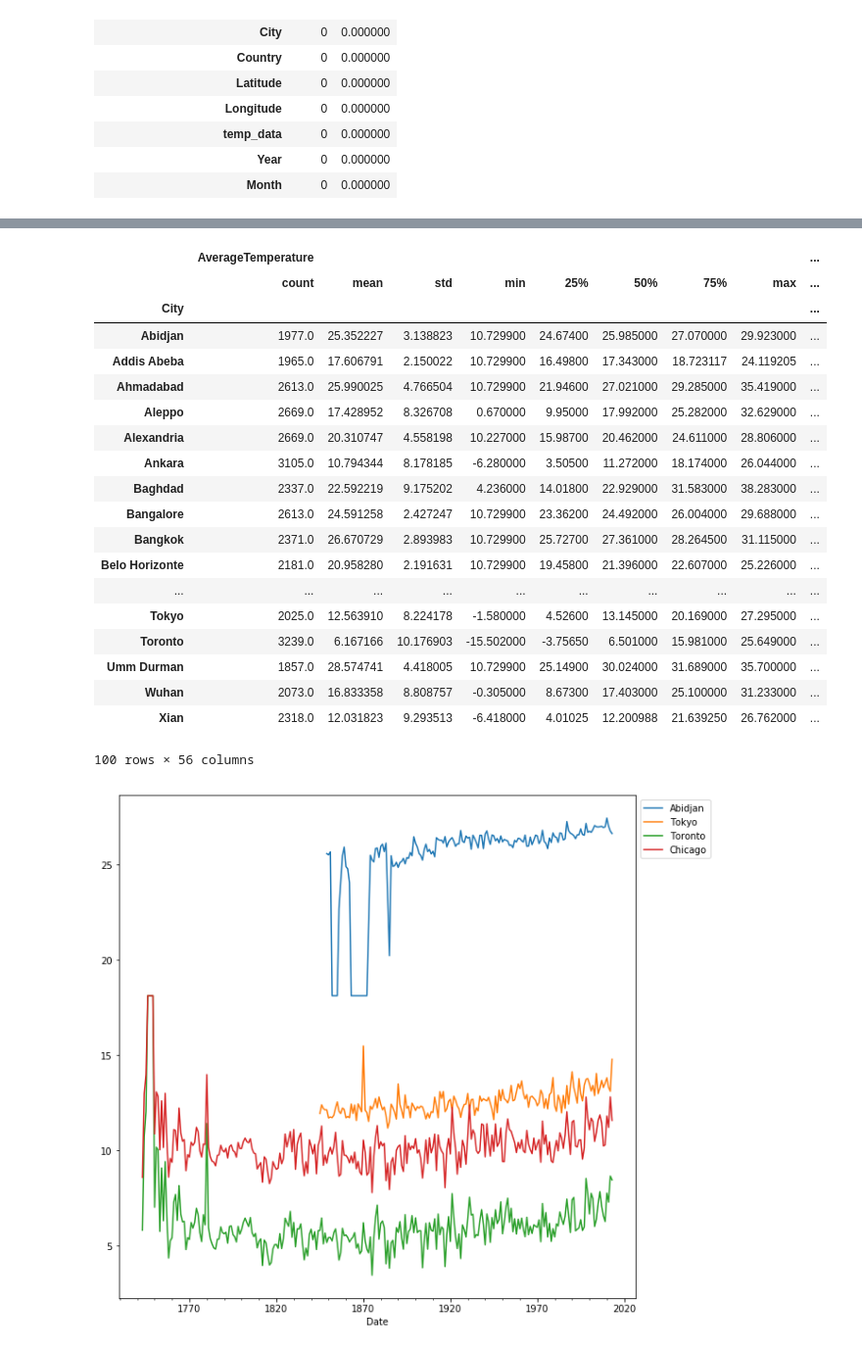
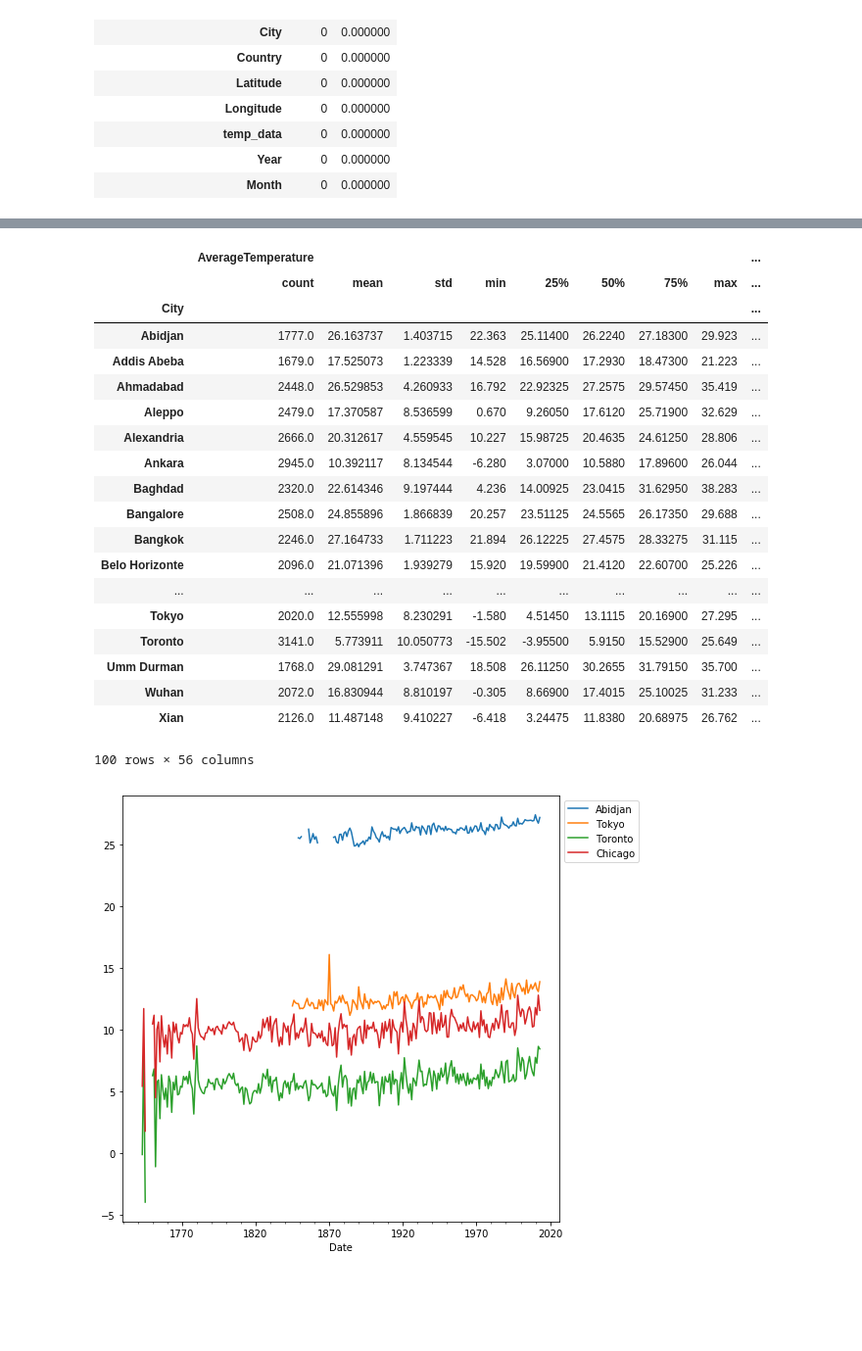
Before and after one commit to aditya1453/MassiveData, a Jupyter notebook: project2/notebooks/02. temperature.ipynb, the cells around one changed output, grey strips where cells are left out. Shown: that part at 98% size. Cells and saved outputs as stored; diff of their text form; code cells hidden in the pictures; blank space fills up the shorter version.

```diff
--- a/project2/notebooks/02. temperature.ipynb
+++ b/project2/notebooks/02. temperature.ipynb
@@ -231,9 +234,3 @@ missingdf
 | temp_data | 0 | 0.000000 |
 | Year | 0 | 0.000000 |
 | Month | 0 | 0.000000 |
-# %%
-# Replace Missing Values
-df[df['AverageTemperature'].isnull() ]
-df['AverageTemperature'] = df.groupby("Month").transform(lambda x: x.fillna(x.mean()))
-df['AverageTemperatureUncertainty'] = df.groupby("Month").transform(lambda x: x.fillna(x.mean()))
-df.head()
@@ -277,34 +266,35 @@ df_city.describe()
 |  | AverageTemperature |  |  |  |  |  |  |  | ... |
 |  | count | mean | std | min | 25% | 50% | 75% | max | ... |
 | City |  |  |  |  |  |  |  |  | ... |
-| Abidjan | 1977.0 | 25.352227 | 3.138823 | 10.729900 | 24.67400 | 25.985000 | 27.070000 | 29.923000 | ... |
-| Addis Abeba | 1965.0 | 17.606791 | 2.150022 | 10.729900 | 16.49800 | 17.343000 | 18.723117 | 24.119205 | ... |
-| Ahmadabad | 2613.0 | 25.990025 | 4.766504 | 10.729900 | 21.94600 | 27.021000 | 29.285000 | 35.419000 | ... |
-| Aleppo | 2669.0 | 17.428952 | 8.326708 | 0.670000 | 9.95000 | 17.992000 | 25.282000 | 32.629000 | ... |
-| Alexandria | 2669.0 | 20.310747 | 4.558198 | 10.227000 | 15.98700 | 20.462000 | 24.611000 | 28.806000 | ... |
-| Ankara | 3105.0 | 10.794344 | 8.178185 | -6.280000 | 3.50500 | 11.272000 | 18.174000 | 26.044000 | ... |
-| Baghdad | 2337.0 | 22.592219 | 9.175202 | 4.236000 | 14.01800 | 22.929000 | 31.583000 | 38.283000 | ... |
-| Bangalore | 2613.0 | 24.591258 | 2.427247 | 10.729900 | 23.36200 | 24.492000 | 26.004000 | 29.688000 | ... |
-| Bangkok | 2371.0 | 26.670729 | 2.893983 | 10.729900 | 25.72700 | 27.361000 | 28.264500 | 31.115000 | ... |
-| Belo Horizonte | 2181.0 | 20.958280 | 2.191631 | 10.729900 | 19.45800 | 21.396000 | 22.607000 | 25.226000 | ... |
+| Abidjan | 1777.0 | 26.163737 | 1.403715 | 22.363 | 25.11400 | 26.2240 | 27.18300 | 29.923 | ... |
+| Addis Abeba | 1679.0 | 17.525073 | 1.223339 | 14.528 | 16.56900 | 17.2930 | 18.47300 | 21.223 | ... |
+| Ahmadabad | 2448.0 | 26.529853 | 4.260933 | 16.792 | 22.92325 | 27.2575 | 29.57450 | 35.419 | ... |
+| Aleppo | 2479.0 | 17.370587 | 8.536599 | 0.670 | 9.26050 | 17.6120 | 25.71900 | 32.629 | ... |
+| Alexandria | 2666.0 | 20.312617 | 4.559545 | 10.227 | 15.98725 | 20.4635 | 24.61250 | 28.806 | ... |
+| Ankara | 2945.0 | 10.392117 | 8.134544 | -6.280 | 3.07000 | 10.5880 | 17.89600 | 26.044 | ... |
+| Baghdad | 2320.0 | 22.614346 | 9.197444 | 4.236 | 14.00925 | 23.0415 | 31.62950 | 38.283 | ... |
+| Bangalore | 2508.0 | 24.855896 | 1.866839 | 20.257 | 23.51125 | 24.5565 | 26.17350 | 29.688 | ... |
+| Bangkok | 2246.0 | 27.164733 | 1.711223 | 21.894 | 26.12225 | 27.4575 | 28.33275 | 31.115 | ... |
+| Belo Horizonte | 2096.0 | 21.071396 | 1.939279 | 15.920 | 19.59900 | 21.4120 | 22.60700 | 25.226 | ... |
 | ... | ... | ... | ... | ... | ... | ... | ... | ... | ... |
-| Tokyo | 2025.0 | 12.563910 | 8.224178 | -1.580000 | 4.52600 | 13.145000 | 20.169000 | 27.295000 | ... |
-| Toronto | 3239.0 | 6.167166 | 10.176903 | -15.502000 | -3.75650 | 6.501000 | 15.981000 | 25.649000 | ... |
-| Umm Durman | 1857.0 | 28.574741 | 4.418005 | 10.729900 | 25.14900 | 30.024000 | 31.689000 | 35.700000 | ... |
-| Wuhan | 2073.0 | 16.833358 | 8.808757 | -0.305000 | 8.67300 | 17.403000 | 25.100000 | 31.233000 | ... |
-| Xian | 2318.0 | 12.031823 | 9.293513 | -6.418000 | 4.01025 | 12.200988 | 21.639250 | 26.762000 | ... |
+| Tokyo | 2020.0 | 12.555998 | 8.230291 | -1.580 | 4.51450 | 13.1115 | 20.16900 | 27.295 | ... |
+| Toronto | 3141.0 | 5.773911 | 10.050773 | -15.502 | -3.95500 | 5.9150 | 15.52900 | 25.649 | ... |
+| Umm Durman | 1768.0 | 29.081291 | 3.747367 | 18.508 | 26.11250 | 30.2655 | 31.79150 | 35.700 | ... |
+| Wuhan | 2072.0 | 16.830944 | 8.810197 | -0.305 | 8.66900 | 17.4015 | 25.10025 | 31.233 | ... |
+| Xian | 2126.0 | 11.487148 | 9.410227 | -6.418 | 3.24475 | 11.8380 | 20.68975 | 26.762 | ... |
 100 rows × 56 columns
 # %%
+#Visualize some city
 import matplotlib.pyplot as plt
 %matplotlib inline
-plt.figure(figsize=(10, 10))
+plt.figure(figsize=(8,8))
 df_city.get_group('Abidjan').AverageTemperature.resample('Y').mean().plot(label='Abidjan')
 df_city.get_group('Tokyo').AverageTemperature.resample('Y').mean().plot(label='Tokyo')
 df_city.get_group('Toronto').AverageTemperature.resample('Y').mean().plot(label='Toronto')
 df_city.get_group('Chicago').AverageTemperature.resample('Y').mean().plot(label='Chicago')
 plt.legend(loc='upper left', bbox_to_anchor=(1, 1));
 # %% [output]
-[figure, old version]
+[figure, new version]
 # %%
 df_country = df.groupby(['Country'])
 # %%
```
Also changed, not shown: parts of 21 cells of this notebook, 2 other files.
